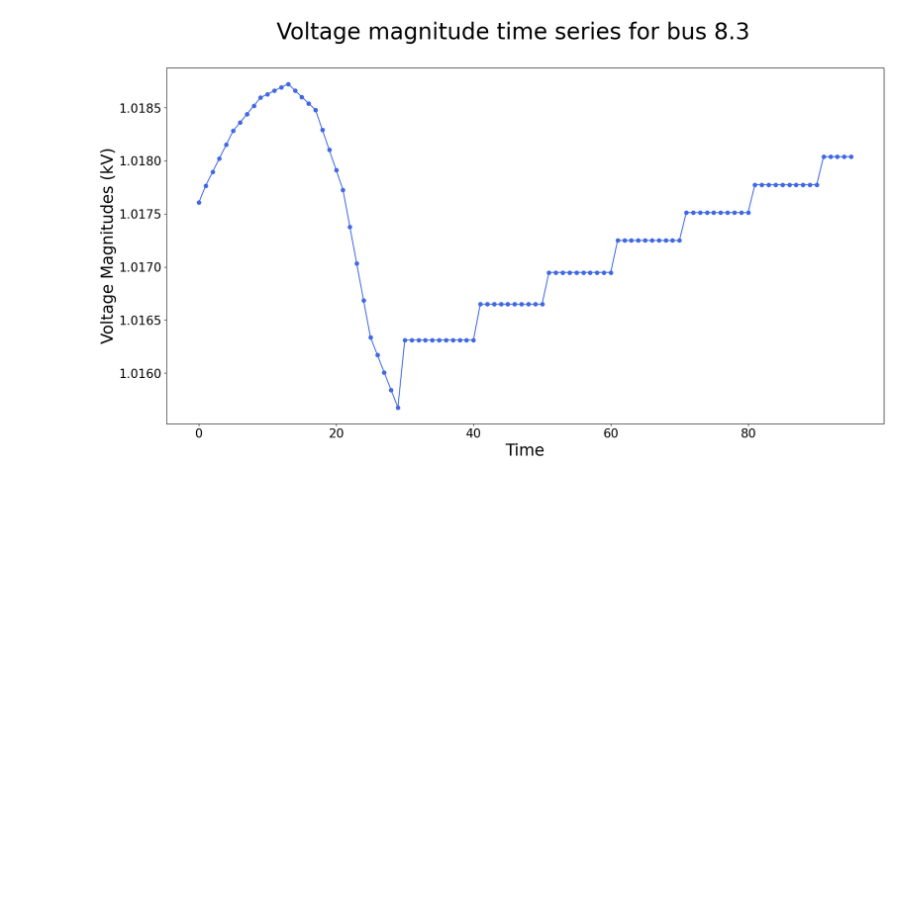
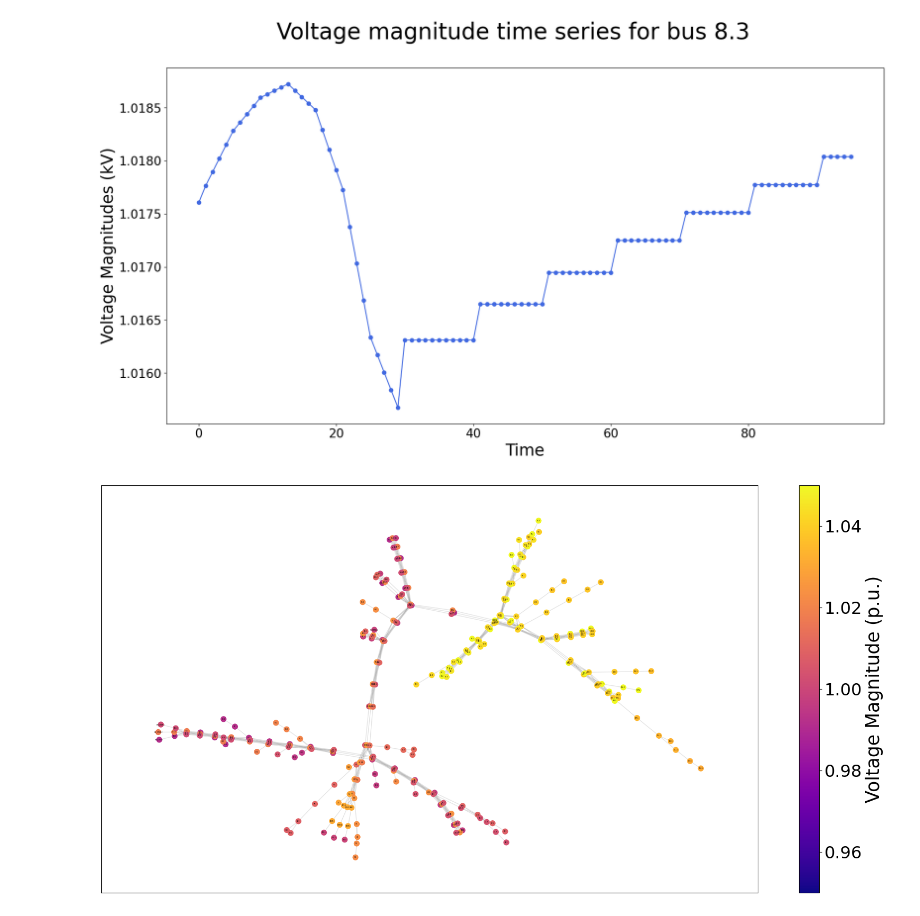
Before and after one commit to pnnl/oedisi_dopf, a Jupyter notebook: post_process/post_process.ipynb, the cells around one changed output. Saved outputs shown, nothing was run; the diff lists cells and outputs as text; code cells hidden in the pictures; blank space fills up the shorter version.

Commit message:
updated network plot

```diff
--- a/post_process/post_process.ipynb
+++ b/post_process/post_process.ipynb
@@ -302,3 +302,88 @@ fig = plot_voltages(
 # %% [output]
 [figure]
 [figure]
+# %%
+import networkx as nx
+import pandas as pd
+from matplotlib import cm
+
+directory = "../outputs"
+
+
+def plot_network(
+        topology: Topology,
+        df_voltages:pd.DataFrame,
+        time=0,
+        **kwargs
+        ) -> None:
+    label_fontsize = kwargs.get('fontsize', 25)
+    ticklabel_fontsize = label_fontsize - 2
+
+    # networkx graph
+    network = nx.Graph()
+    from_equip = topology.admittance.from_equipment
+    to_equip = topology.admittance.to_equipment
+    cmap = plt.cm.plasma
+
+    # add the edges to construct the networkx graph
+    for fr_eq, to_eq in zip(from_equip, to_equip):
+        [from_name, from_phase] = fr_eq.split('.')
+        if from_name.find('OPEN') != -1:
+            [from_name, _] = from_name.split('_')
+
+        [to_name, to_phase] = to_eq.split('.')
+        if to_name.find('OPEN') != -1:
+            [to_name, _] = to_name.split('_')
+
+        if from_name == to_name:
+            continue
+
+        # network.add_edge(from_name, to_name)
+        network.add_edge(fr_eq, to_eq)
+
+    gcc = network.subgraph(
+        sorted(nx.connected_components(network), key=len, reverse=True)[0])
+    pos = nx.spring_layout(gcc, seed=2023, iterations=500)
+
+    # get per unit voltages
+    voltages = df_voltages.iloc[time,:] / base_voltages
+    dict_voltages = voltages.to_dict()
+    n_colors = [voltages[n] for n in gcc.nodes]
+    suptitle = f"Voltage magnitude of all nodes at time t={time}"
+
+    # Draw the network
+    fig, ax = plt.subplots(figsize=(20, 10))
+    nx.draw_networkx_nodes(
+        gcc, pos, ax=ax,
+        node_size=50, node_color=n_colors, cmap=cmap,
+        vmin=0.95,vmax=1.05
+        )
+    nx.draw_networkx_edges(gcc, pos, alpha=0.1,edge_color='k', ax=ax)
+    nx.draw_networkx_labels(gcc, pos, font_size=2, ax=ax)
+
+    # Colorbar
+    cobj = cm.ScalarMappable(cmap=cmap)
+    cobj.set_clim(vmin=0.95, vmax=1.05)
+    cbar = fig.colorbar(cobj, ax=ax)
+    cbar.set_label("Voltage Magnitude (p.u.)", size=label_fontsize)
+    cbar.ax.tick_params(labelsize = ticklabel_fontsize)
+    fig.savefig(os.path.join(directory, "network.svg"))
+    return
+
+
+# get topology data
+with open(os.path.join(directory, "topology.json")) as f:
+    topology = Topology.parse_obj(json.load(f))
+
+
+# get voltage data
+voltage_real = feather.read_feather(
+    os.path.join(directory, "voltage_real.feather")
+)
+voltage_imag = feather.read_feather(
+    os.path.join(directory, "voltage_imag.feather")
+)
+true_voltages = np.abs(voltage_real.drop("time", axis=1) + 1j * voltage_imag.drop("time", axis=1))
+plot_network(topology, true_voltages)
+# %% [output]
+[figure, added]
```
Also changed, not shown: 1 other file.
